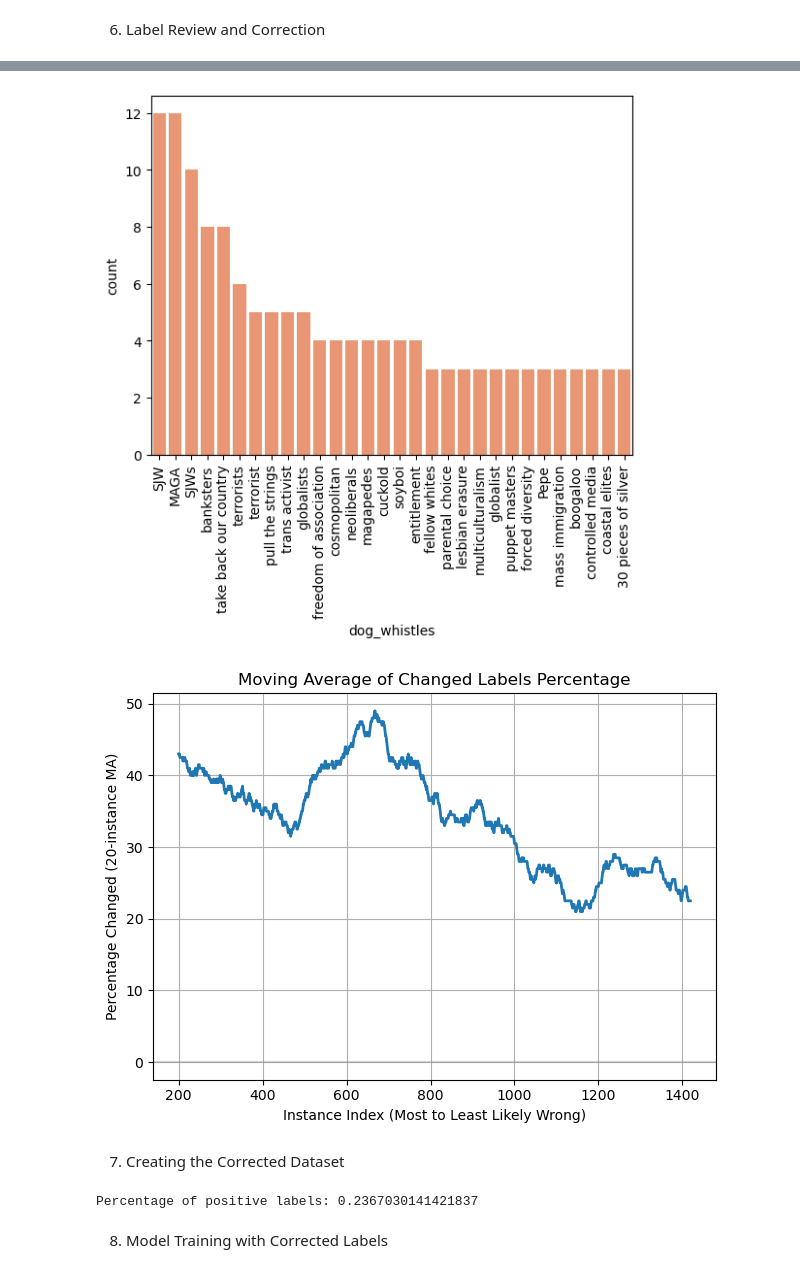
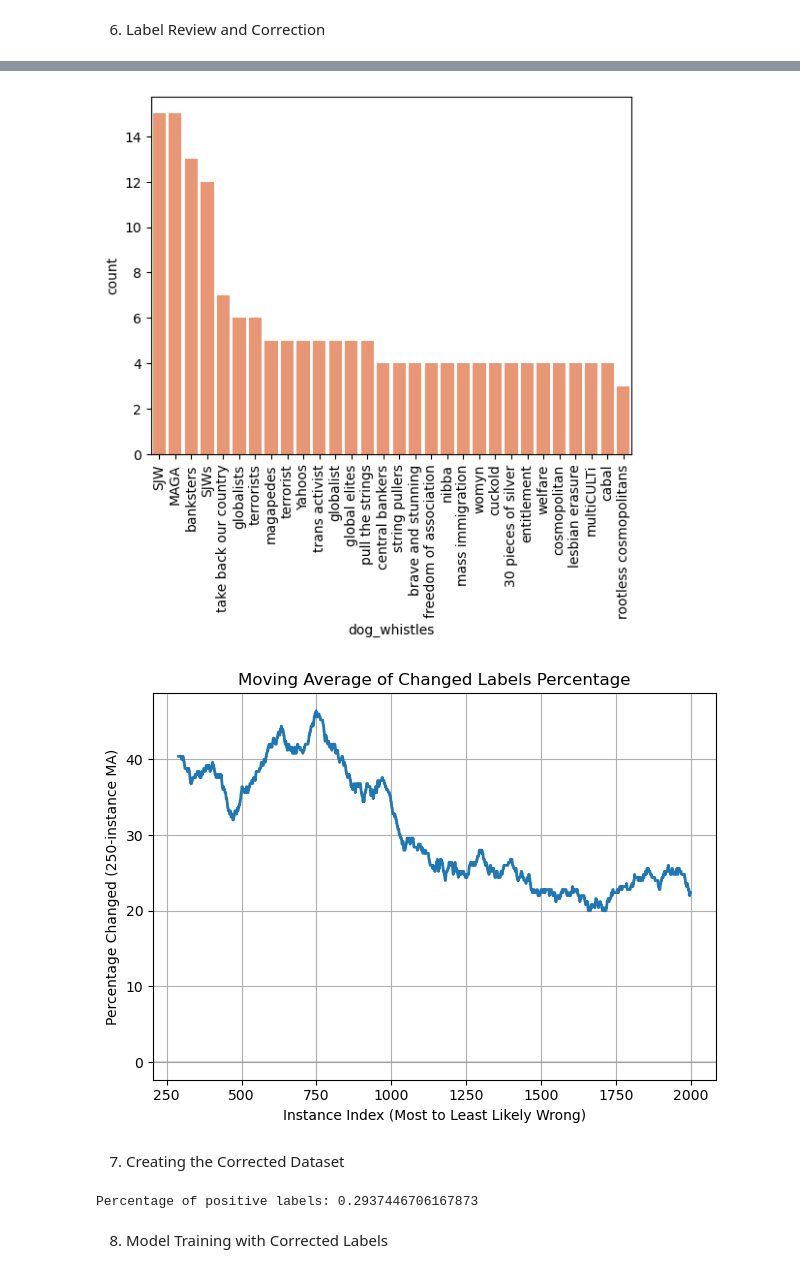
Before and after one commit to lino-zurmuehl/Master_Thesis_Dogwhistle, a Jupyter notebook: preprocessing.ipynb, the cells around one changed output, grey strips where cells are left out. Drawn from its saved outputs; the diff is of its cells as text; code cells hidden in the pictures.

```diff
--- a/preprocessing.ipynb
+++ b/preprocessing.ipynb
@@ -66,8 +66,8 @@ df_formal, duplicates_f_1 = drop_duplicates_save(df_formal)
 print('Without duplicates:', df_informal.shape, df_formal.shape)
 
 # Load additional data
-null_dataset_formal = pd.read_csv("0_data/formal_neg_predictions.csv")
-null_dataset_informal = pd.read_csv("0_data/informal_neg_predictions.csv")
+null_dataset_formal = pd.read_csv("data/0_data/formal_neg_predictions.csv")
+null_dataset_informal = pd.read_csv("data/0_data/informal_neg_predictions.csv")
 
 print('With duplicates:', null_dataset_formal.shape, null_dataset_informal.shape)
 # Drop duplicates
@@ -245,11 +280,12 @@ p-value: 0.0
 6. Label Review and Correction
 # %%
 # Load manually reviewed labels
-reviewed_labels = pd.read_csv('vetting_instances/reviewed_labels.csv')
+reviewed_labels = pd.read_csv('data/vetting_instances/reviewed_labels.csv')
 
 # Remove instances marked for removal
 reviewed_labels = reviewed_labels[~reviewed_labels['reviewer_notes'].str.contains('remove', case=False, na=False)]
-
+# Remove instances marked as unsure usure Unsure
+reviewed_labels = reviewed_labels[~reviewed_labels['reviewer_notes'].str.contains('unsure|usure', case=False, na=False)]
 # Count labels that were changed during review
 reviewed_labels['updated'] = reviewed_labels['given_label'] != reviewed_labels['final_label']
 ax = sns.countplot(x='updated', data=reviewed_labels, palette='Set2')
@@ -266,7 +302,6 @@ sns.countplot(x='dog_whistles', data=reviewed_labels,
               order=reviewed_labels['dog_whistles'].value_counts().iloc[:30].index,
               palette='Set2')
 plt.xticks(rotation=90)
-plt.yticks(np.arange(0, 30, 1))
 plt.xlabel('Dog Whistles')
 plt.ylabel('Count')
 plt.legend(title='Label Corrected')
@@ -284,11 +319,11 @@ plt.xticks(rotation=90)
 plt.show()
 
 # Analyze moving average of changed labels
-changed_labels = reviewed_labels['updated'].rolling(window=200).mean() * 100
+changed_labels = reviewed_labels['updated'].rolling(window=250).mean() * 100
 plt.plot(changed_labels, linewidth=2)
 plt.title('Moving Average of Changed Labels Percentage')
 plt.xlabel('Instance Index (Most to Least Likely Wrong)')
-plt.ylabel('Percentage Changed (20-instance MA)')
+plt.ylabel('Percentage Changed (250-instance MA)')
 plt.grid(True)
 plt.axhline(y=0, color='gray', linestyle='-', alpha=0.3)
 plt.tight_layout()
@@ -299,13 +334,17 @@ plt.show()
-[figure, old version]
+[figure, new version]
-[figure, old version]
+[figure, new version]
 # %% [markdown]
 7. Creating the Corrected Dataset
 # %%
 # Load potential wrong labels
-potential_wrong_label = pd.read_csv('vetting_instances/potential_wrong_label.csv')
+potential_wrong_label = pd.read_csv('data/vetting_instances/potential_wrong_label.csv')
 
 # Drop reviewed instances from potential wrong labels list
 potential_wrong_label = potential_wrong_label[~potential_wrong_label['text'].isin(reviewed_labels['text'])]
+
+# Only the given lable 0
+potential_wrong_label = potential_wrong_label[potential_wrong_label['given_label'] == 0]
+
 
 # Merge the reviewed labels with the informal dataset
 df_informal_reviewed = df_informal.merge(
@@ -320,13 +359,16 @@ df_informal_reviewed = df_informal_reviewed.rename(columns={'lable_x': 'lable'})
 # Remove instances that are still in the potential wrong label list
 df_informal_reviewed = df_informal_reviewed[~df_informal_reviewed['content'].isin(potential_wrong_label['text'])]
 
+# Remove instances near duplicates
+df_informal_reviewed = df_informal_reviewed[~df_informal_reviewed['content'].isin(near_duplicate_df['text'])]
+
 # Calculate percentage of positive labels
 print("Percentage of positive labels:", df_informal_reviewed['lable'].mean())
 
 # Save the corrected dataset
-df_informal_reviewed.to_csv('informal_reviewed.csv', index=False)
+df_informal_reviewed.to_csv('data/informal_reviewed.csv', index=False)
 # %% [output]
-Percentage of positive labels: 0.2367030141421837
+Percentage of positive labels: 0.2937446706167873
 # %% [markdown]
 8. Model Training with Corrected Labels
 # %%
```
Also changed, not shown: parts of 8 cells of this notebook, 10 other files.
